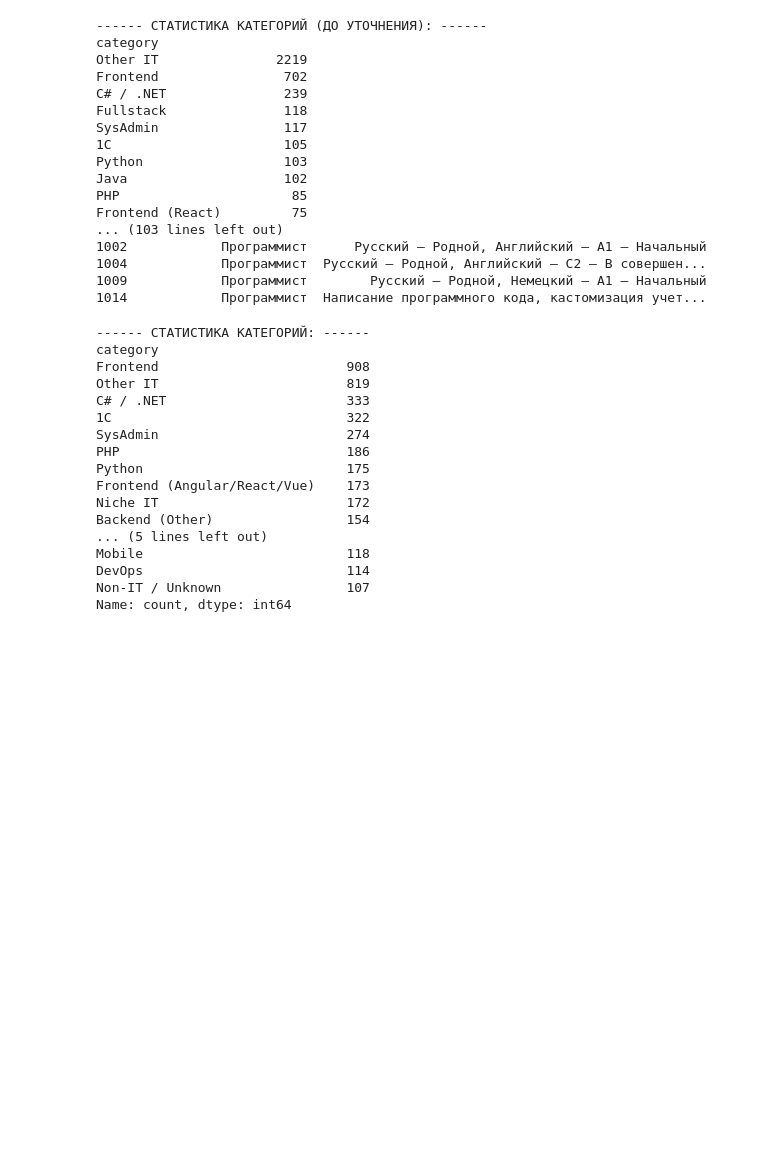
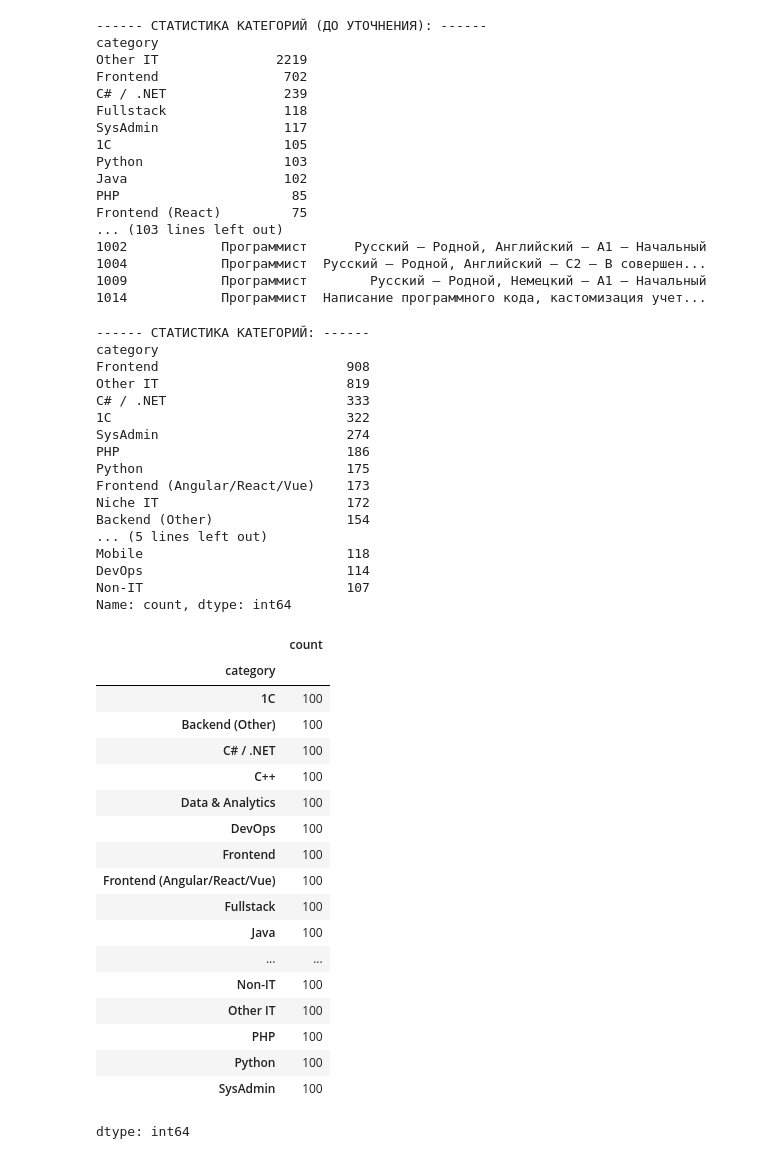
Before and after one commit to mcdodik20008/tg-bot, a Jupyter notebook: notebooks/resume_kasphitskii_parashchuk.ipynb, the cells around one changed output. Saved outputs shown, nothing was run; the diff lists cells and outputs as text; code cells hidden in the pictures; blank space fills up the shorter version.

```diff
--- a/notebooks/resume_kasphitskii_parashchuk.ipynb
+++ b/notebooks/resume_kasphitskii_parashchuk.ipynb
@@ -473,11 +443,11 @@ Name: count, dtype: int64
 # Проведем категоризацию по скилам
 
 # --- Шаг 1: Подготовка колонки 'key_skills' ---
+# "JavaScript, CSS/HTML" -> "javascript css html"
 def preprocess_skills(skills):
     if not isinstance(skills, str):
         return ''
     skills_lower = skills.lower()
-    # "JavaScript, CSS/HTML" -> "javascript css html"
     skills_spaced = re.sub(r'[,/\\|]', ' ', skills_lower)
     return skills_spaced
 
@@ -602,18 +572,16 @@ def categorize_by_skills(skills_str):
 print("------ СТАТИСТИКА КАТЕГОРИЙ (ДО УТОЧНЕНИЯ): ------")
 print(df['category'].value_counts())
 
-# 1. Маска для 'Other IT'
 mask_other_it = df['category'] == 'Other IT'
 
-# 2. Применяем функцию по скиллам
 new_cats_from_skills = df.loc[mask_other_it, 'skills_search'].apply(categorize_by_skills)
 
-# 3. Обновляем 'category'
 df.loc[mask_other_it & new_cats_from_skills.notna(), 'category'] = new_cats_from_skills[new_cats_from_skills.notna()]
 
+df.drop(columns=['skills_search'], inplace=True)
+df.reset_index(drop=True, inplace=True)
 
 print("\n\n------ СТАТИСТИКА КАТЕГОРИЙ (ПОСЛЕ УТОЧНЕНИЯ): ------")
-# Ожидаем, что 'Other IT' сильно уменьшится
 print(df['category'].value_counts())
 
 print("\n\n------ Что ОСТАЛОСЬ в 'Other IT': ------")
@@ -639,7 +607,7 @@ Frontend (React)         75
 1009            Программист        Русский — Родной, Немецкий — A1 — Начальный
 1014            Программист  Написание программного кода, кастомизация учет...
 # %%
-# 1. Создаем словарь-маппинг
+# словарь-маппинг
 category_mapping = {
     # --- 1. Frontend ---
     'Frontend (React)': 'Frontend (Angular/React/Vue)',
@@ -679,19 +647,17 @@ category_mapping = {
     'RPA': 'Niche IT',
     'Lotus': 'Niche IT',
 
-    # --- 6. Non-IT / Unknown ---
-    'Non-IT': 'Non-IT / Unknown',
-    'Other (Unknown)': 'Non-IT / Unknown',
-    'Non-IT (Design)': 'Non-IT / Unknown',
+    # --- 6. Non-IT ---
+    'Non-IT': 'Non-IT',
+    'Other (Unknown)': 'Non-IT',
+    'Non-IT (Design)': 'Non-IT',
 
     # --- 7. PHP ---
     'Bitrix': 'PHP'
 }
 
-# 2. Применяем маппинг
 df['category'] = df['category'].replace(category_mapping)
 
-# 3. СМОТРИМ ФИНАЛЬНЫЙ РЕЗУЛЬТАТ
 print("------ СТАТИСТИКА КАТЕГОРИЙ: ------")
 print(df['category'].value_counts())
 # %% [output]
@@ -710,5 +676,33 @@ Backend (Other)                 154
 ... (5 lines left out)
 Mobile                          118
 DevOps                          114
-Non-IT / Unknown                107
+Non-IT                          107
 Name: count, dtype: int64
+# %%
+# Создаем новый датасет-копию
+# n=100 - взять 100 штук
+# random_state=42 - чтобы при перезапуске результат был тот же
+df_sampled = df.groupby('category').sample(n=100, random_state=42)
+df_sampled = df_sampled.reset_index(drop=True)
+
+df_sampled['category'].value_counts()
+# %% [output]
+|  | count |
+| category |  |
+| 1C | 100 |
+| Backend (Other) | 100 |
+| C# / .NET | 100 |
+| C++ | 100 |
+| Data & Analytics | 100 |
+| DevOps | 100 |
+| Frontend | 100 |
+| Frontend (Angular/React/Vue) | 100 |
+| Fullstack | 100 |
+| Java | 100 |
+| ... | ... |
+| Non-IT | 100 |
+| Other IT | 100 |
+| PHP | 100 |
+| Python | 100 |
+| SysAdmin | 100 |
+dtype: int64
```
Also changed, not shown: parts of 5 cells of this notebook.
